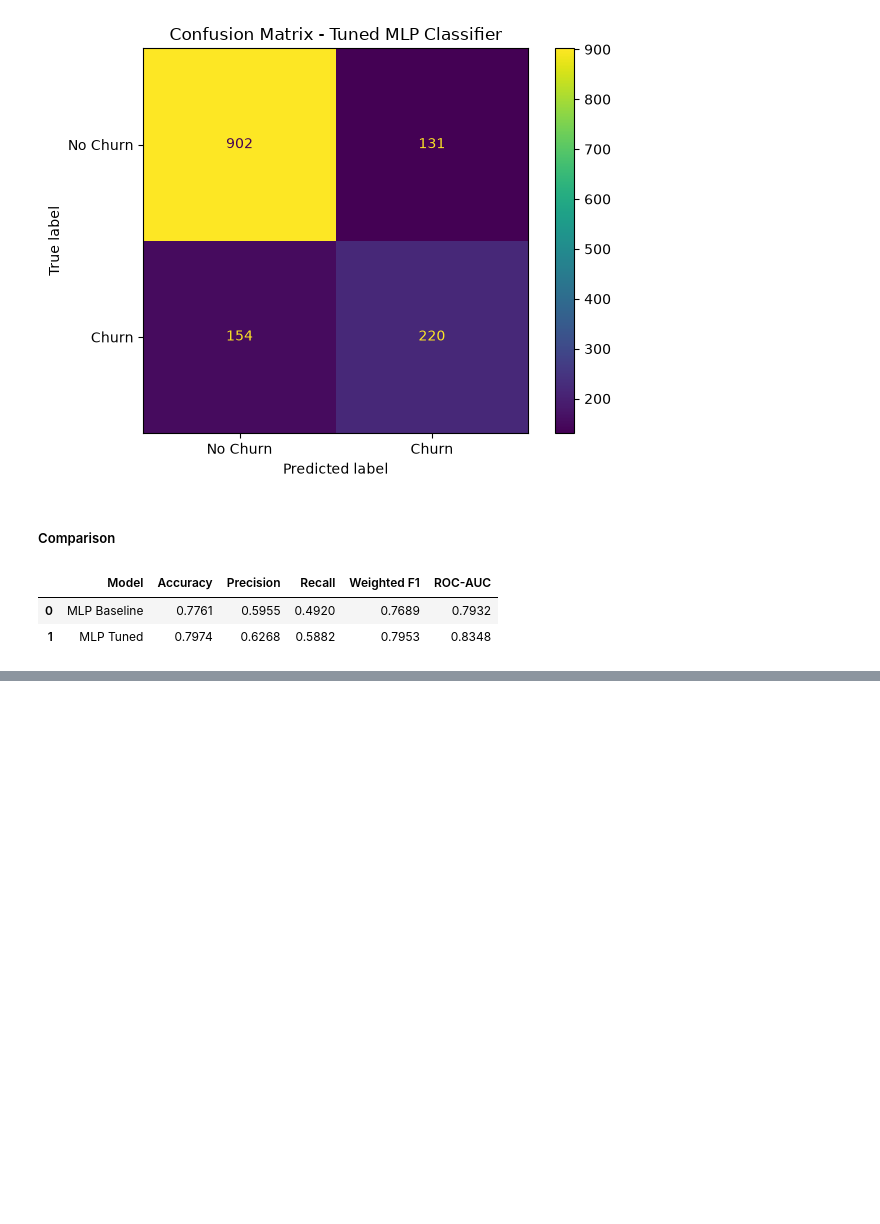
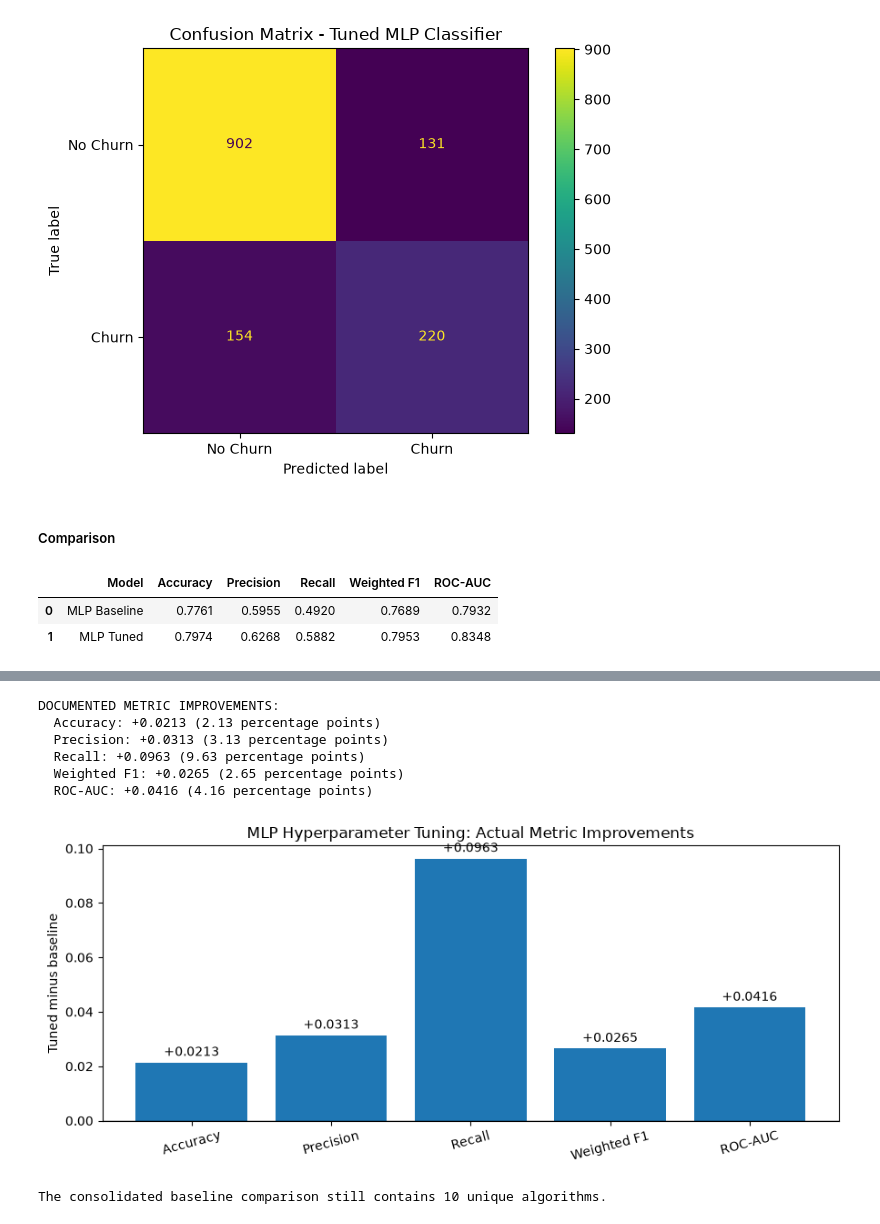
Before and after one commit to Anuja1307/ML_Capstone_Project, a Jupyter notebook: notebooks/Classification.ipynb, the cells around one changed output, grey strips where cells are left out. Saved outputs shown, nothing was run; the diff lists cells and outputs as text; code cells hidden in the pictures; blank space fills up the shorter version.

```diff
--- a/notebooks/Classification.ipynb
+++ b/notebooks/Classification.ipynb
@@ -1810,6 +1903,18 @@ MLP Precision: 0.5955
 MLP Recall: 0.4920
 MLP Weighted F1: 0.7689
 MLP ROC-AUC: 0.7932
+# %%
+# Collect baseline metrics only; tuned versions remain in their own sections.
+classification_results[:] = [entry for entry in classification_results
+                             if entry.get("Algorithm") != "MLP Classifier"]
+classification_results.append({
+    "Algorithm": "MLP Classifier",
+    "Accuracy": mlp_accuracy,
+    "Precision": mlp_precision,
+    "Recall": mlp_recall,
+    "Weighted F1": mlp_f1,
+    "ROC-AUC": mlp_roc_auc
+})
 # %%
 mlp_cm = confusion_matrix(y_test, y_pred_mlp)
 
@@ -2001,0 +2361,60 @@ GridSearchCV was used to tune the hidden layer sizes and activation function of
+# %%
+# Final documented tuning improvement using the existing trained MLP models.
+# No retraining and no hardcoded evaluation metrics.
+import numpy as np
+import pandas as pd
+import matplotlib.pyplot as plt
+from sklearn.metrics import accuracy_score, precision_score, recall_score, f1_score, roc_auc_score
+
+metric_names = ["Accuracy", "Precision", "Recall", "Weighted F1", "ROC-AUC"]
+
+def evaluate_existing_predictions(y_true, y_pred, y_score):
+    return {
+        "Accuracy": accuracy_score(y_true, y_pred),
+        "Precision": precision_score(y_true, y_pred, pos_label=1, zero_division=0),
+        "Recall": recall_score(y_true, y_pred, pos_label=1, zero_division=0),
+        "Weighted F1": f1_score(y_true, y_pred, average="weighted", zero_division=0),
+        "ROC-AUC": roc_auc_score(y_true, y_score),
+    }
+
+assert 1 in mlp_model.classes_ and 1 in best_mlp_model.classes_, "Confirm Churn=Yes is encoded as 1."
+# Regenerate probabilities from the EXISTING models, selecting the column for class 1.
+mlp_baseline_scores = mlp_model.predict_proba(X_test_processed)[:, list(mlp_model.classes_).index(1)]
+mlp_tuned_scores = best_mlp_model.predict_proba(X_test_processed)[:, list(best_mlp_model.classes_).index(1)]
+
+baseline = evaluate_existing_predictions(y_test, y_pred_mlp, mlp_baseline_scores)
+tuned = evaluate_existing_predictions(y_test, y_pred_mlp_tuned, mlp_tuned_scores)
+mlp_metric_improvement = pd.DataFrame(
+    [baseline, tuned], index=["Baseline MLP", "Tuned MLP"]
+)[metric_names]
+mlp_metric_improvement.loc["Improvement (Tuned - Baseline)"] = (
+    mlp_metric_improvement.loc["Tuned MLP"] - mlp_metric_improvement.loc["Baseline MLP"]
+)
+print("MLP best GridSearchCV parameters:", mlp_grid.best_params_)
+print("\nBASELINE vs TUNED vs IMPROVEMENT (all values from test predictions):")
+display(mlp_metric_improvement.style.format('{:+.4f}', subset=pd.IndexSlice[["Improvement (Tuned - Baseline)"], :]).format('{:.4f}', subset=pd.IndexSlice[["Baseline MLP", "Tuned MLP"], :]))
+
+deltas = mlp_metric_improvement.loc["Improvement (Tuned - Baseline)"]
+positive = deltas[deltas > 1e-10]
+if positive.empty:
+    print("No test-set metric improvement was observed.")
+else:
+    print("\nDOCUMENTED METRIC IMPROVEMENTS:")
+    for name, delta in positive.items():
+        print(f"  {name}: +{delta:.4f} ({delta * 100:.2f} percentage points)")
+
+# Plot the CHANGE directly. This makes even small gains visible.
+fig, ax = plt.subplots(figsize=(9, 4))
+ax.bar(metric_names, deltas.astype(float))
+ax.axhline(0, linewidth=1, color="black")
+for i, d in enumerate(deltas):
+    ax.annotate(f"{d:+.4f}", (i, d), ha="center", va="bottom" if d >= 0 else "top", xytext=(0, 3 if d >= 0 else -3), textcoords="offset points")
+ax.set_ylabel("Tuned minus baseline")
+ax.set_title("MLP Hyperparameter Tuning: Actual Metric Improvements")
+plt.xticks(rotation=15)
+plt.tight_layout()
+plt.show()
+
+assert len(classification_comparison) == 10 and classification_comparison["Algorithm"].is_unique
+print("The consolidated baseline comparison still contains 10 unique algorithms.")
+# %% [output]
@@ -2001,0 +2428,8 @@ GridSearchCV was used to tune the hidden layer sizes and activation function of
+DOCUMENTED METRIC IMPROVEMENTS:
+  Accuracy: +0.0213 (2.13 percentage points)
+  Precision: +0.0313 (3.13 percentage points)
+  Recall: +0.0963 (9.63 percentage points)
+  Weighted F1: +0.0265 (2.65 percentage points)
+  ROC-AUC: +0.0416 (4.16 percentage points)
+[figure, added]
+The consolidated baseline comparison still contains 10 unique algorithms.
```
Also changed, not shown: parts of 29 cells of this notebook.
